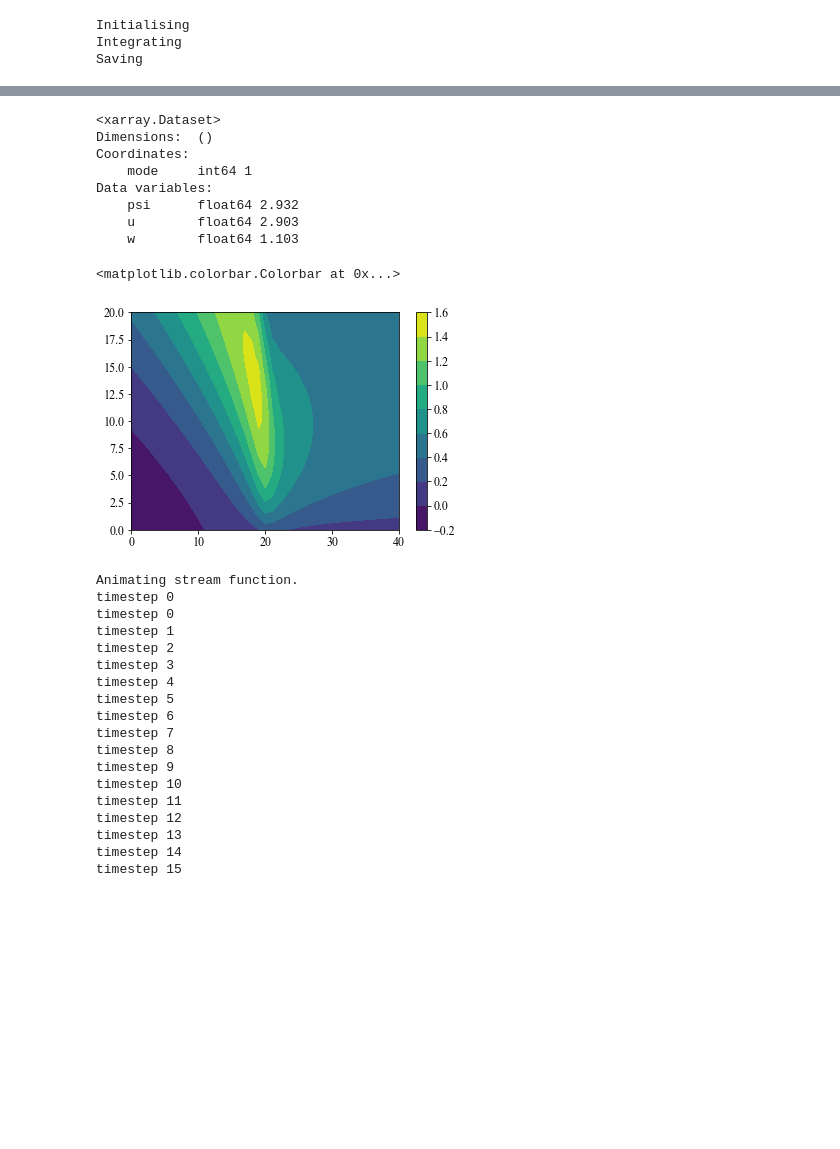
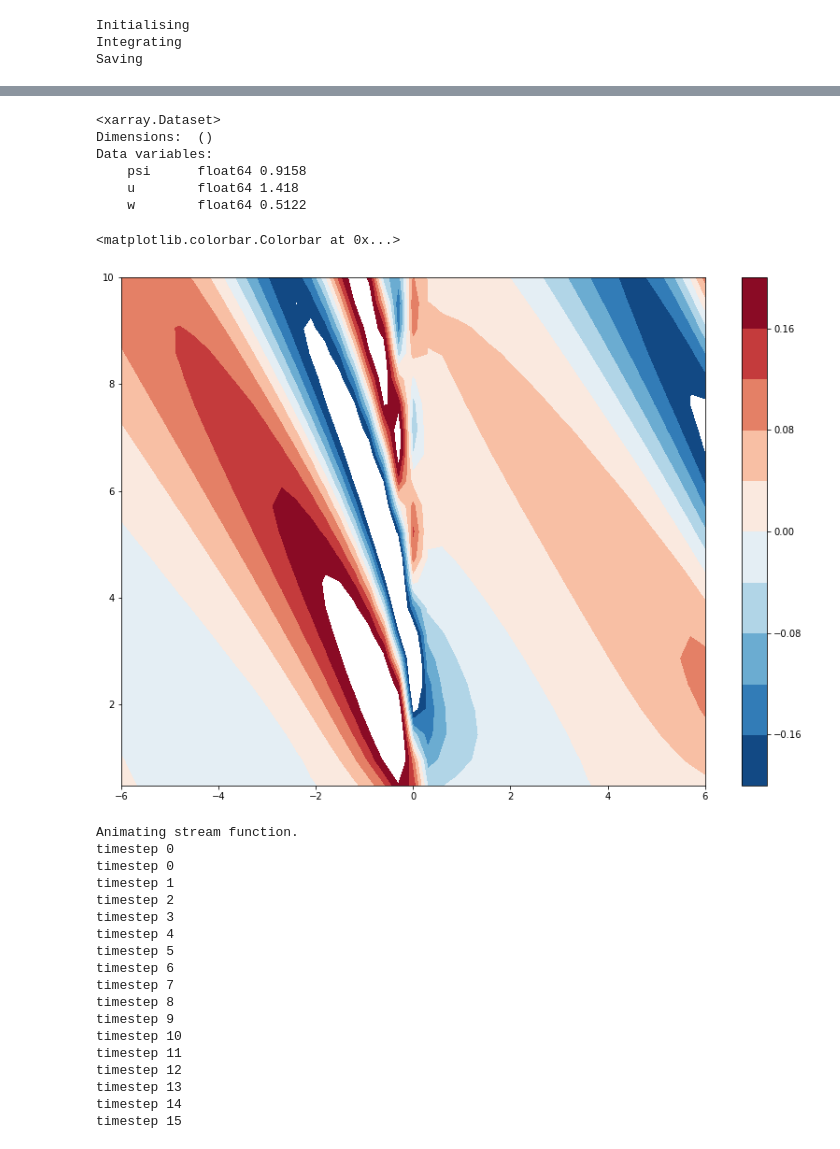
Before and after one commit to eshort0401/rotunno83, a Jupyter notebook: python_scripts/rotunno83.ipynb, the cells around one changed output, grey strips where cells are left out. Cells and saved outputs as stored; diff of their text form; code cells hidden in the pictures; blank space fills up the shorter version.

```diff
--- a/python_scripts/rotunno83.ipynb
+++ b/python_scripts/rotunno83.ipynb
@@ -336,5 +327,5 @@ calc_psi1(-2,1,1,0.001,0.1,0.1)*0.001*0.001
 # %%
-ds = solve_qian(xiN=41, zetaN=21, tauN=32, sN=3000, U=.01, L=0.1)
+ds = solve_qian(xiN=41, zetaN=21, tauN=16, sN=2000, U=.625, L=0.1)
 # %% [output]
 Initialising
 Integrating
@@ -342,20 +350,20 @@ Saving
 # %%
-ds.sel(mode=1).max()
+ds.sum(dim='mode').max()
 # %% [output]
 <xarray.Dataset>
 Dimensions:  ()
-Coordinates:
-    mode     int64 1
 Data variables:
-    psi      float64 2.932
-    u        float64 2.903
-    w        float64 1.103
+    psi      float64 0.9158
+    u        float64 1.418
+    w        float64 0.5122
-# %%
-plt.contourf((ds.w[0])[2])
-plt.colorbar()
-# %% [output]
-<matplotlib.colorbar.Colorbar at 0x...>
-[figure, removed]
+# %%
+plt.figure(figsize=(14,10))
+plt.contourf(ds.xi, ds.zeta, ds.w.sel(mode=1)[4], levels=np.arange(-.2,.2+0.02,0.04), cmap='RdBu_r')
+# plt.clim([-1.5,1.5])
+plt.colorbar()
+# %% [output]
+<matplotlib.colorbar.Colorbar at 0x...>
+[figure, added]
 # %%
 ds = xr.open_dataset('../datasets/qian_20191117_200602.nc')
 # %%
```
Also changed, not shown: parts of 8 cells of this notebook, 2 other files.
